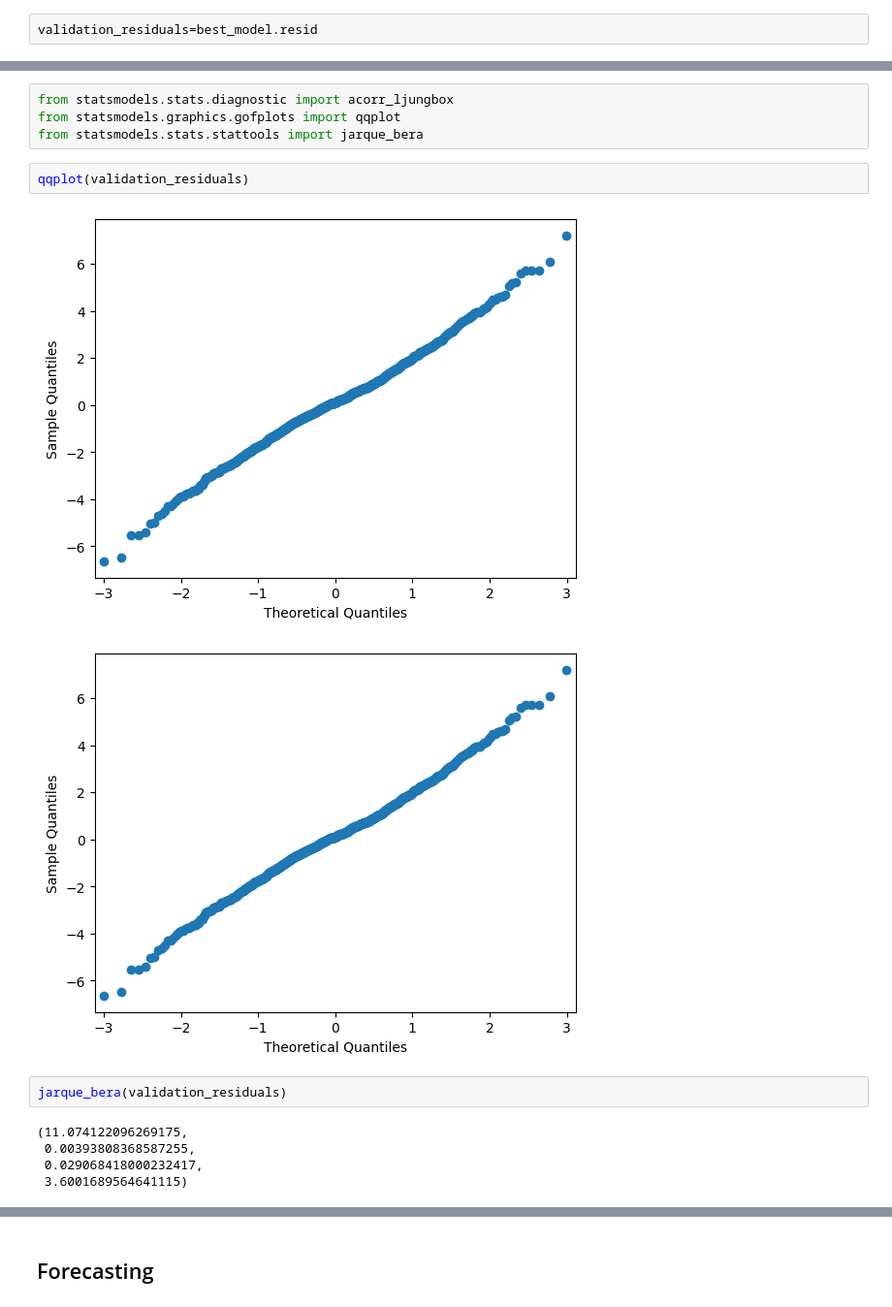
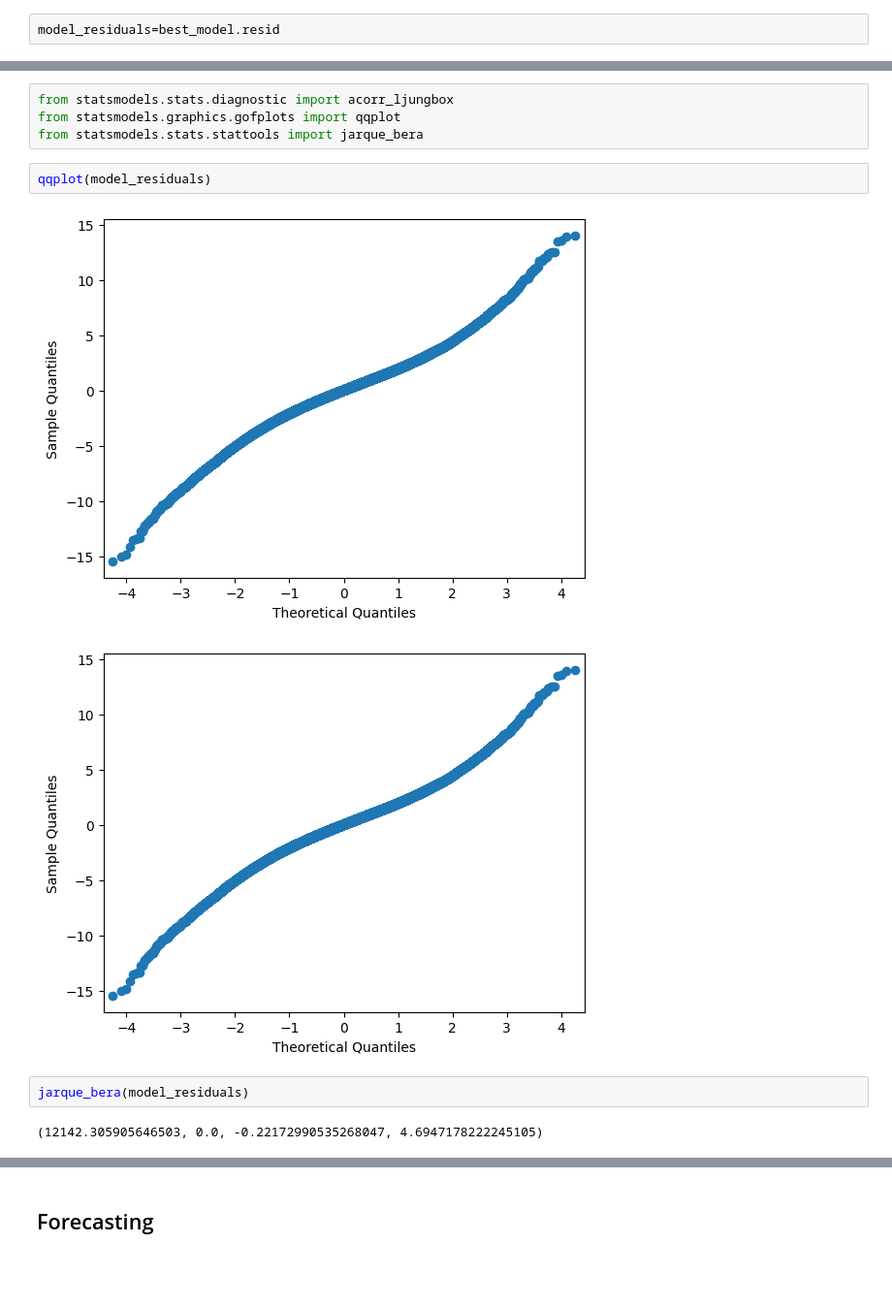
Before and after one commit to XindiLiu/TS_Project, a Jupyter notebook: partA_validation.ipynb, the cells around one changed output, grey strips where cells are left out. Shown at 97% size. Cells and saved outputs as stored; diff of their text form; blank space fills up the shorter version.

```diff
--- a/partA_validation.ipynb
+++ b/partA_validation.ipynb
@@ -352,5 +351,5 @@ array([[ 1.21433737e+04,  0.00000000e+00, -2.21686245e-01,
 # %% [markdown]
 ## Goodness of fit
 # %%
-validation_residuals=best_model.resid
+model_residuals=best_model.resid
 # %%
@@ -363,15 +362,12 @@ from statsmodels.stats.diagnostic import acorr_ljungbox
 from statsmodels.graphics.gofplots import qqplot
 from statsmodels.stats.stattools import jarque_bera
 # %%
-qqplot(validation_residuals)
+qqplot(model_residuals)
 # %% [output]
-[figure, old version]
+[figure, new version]
-[figure, old version]
+[figure, new version]
 # %%
-jarque_bera(validation_residuals)
+jarque_bera(model_residuals)
 # %% [output]
-(11.074122096269175,
- 0.00393808368587255,
- 0.029068418000232417,
- 3.6001689564641115)
+(12142.305905646503, 0.0, -0.22172990535268047, 4.6947178222245105)
 # %%
```
Also changed, not shown: parts of 4 cells of this notebook.
